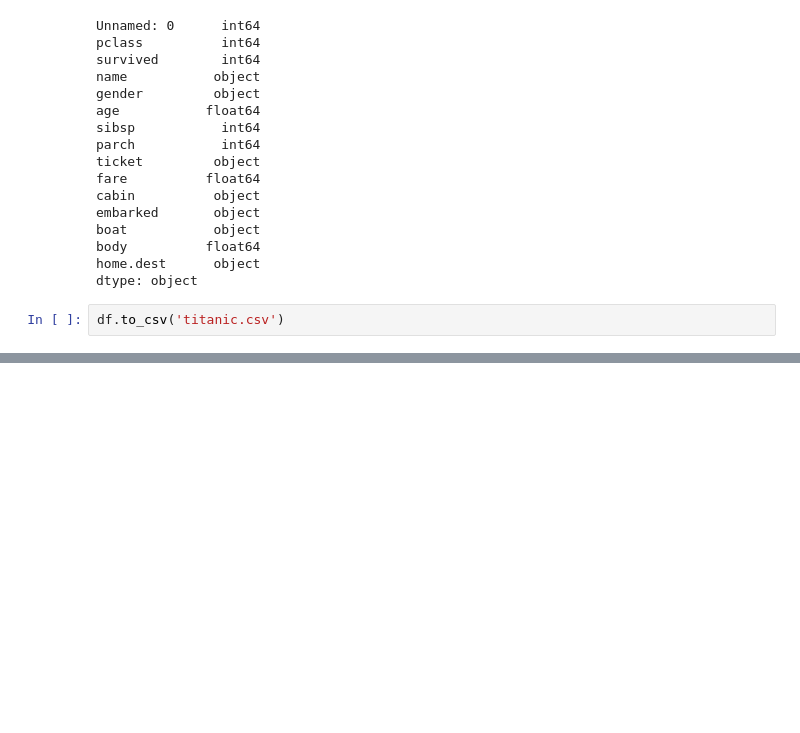
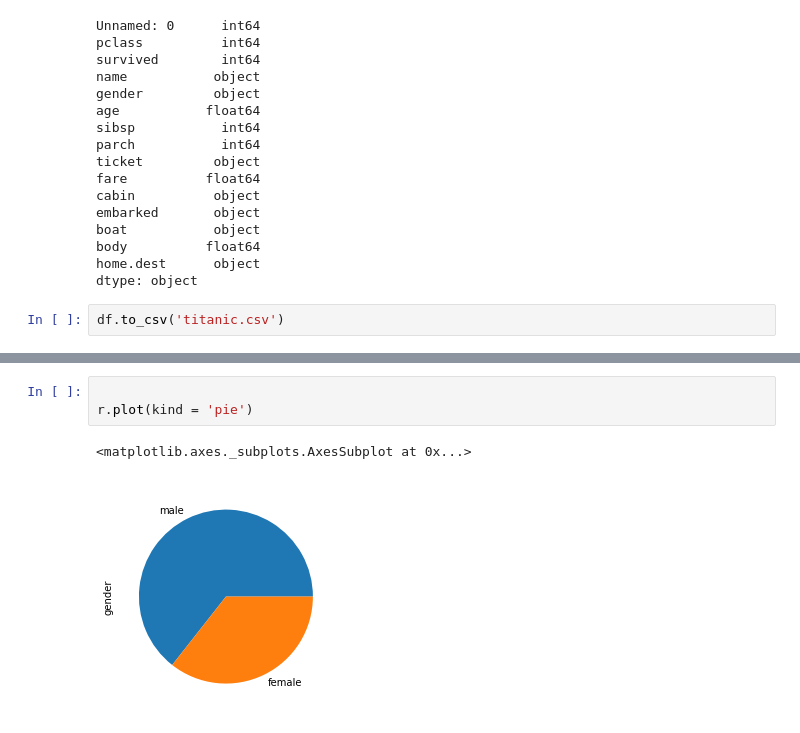
Before and after one commit to leangaurav/weekday2019_08_06, a Jupyter notebook: Assignments/AssignmentTitanic1Pandas.ipynb, the cells around one changed output, grey strips where cells are left out. Drawn from its saved outputs; the diff is of its cells as text; blank space fills up the shorter version.

```diff
--- a/Assignments/AssignmentTitanic1Pandas.ipynb
+++ b/Assignments/AssignmentTitanic1Pandas.ipynb
@@ -272,0 +298,6 @@ df.to_csv('titanic.csv')
+# %%
+
+r.plot(kind = 'pie')
+# %% [output]
+<matplotlib.axes._subplots.AxesSubplot at 0x...>
+[figure, added]
```
Also changed, not shown: parts of 6 cells of this notebook, 2 other files.
